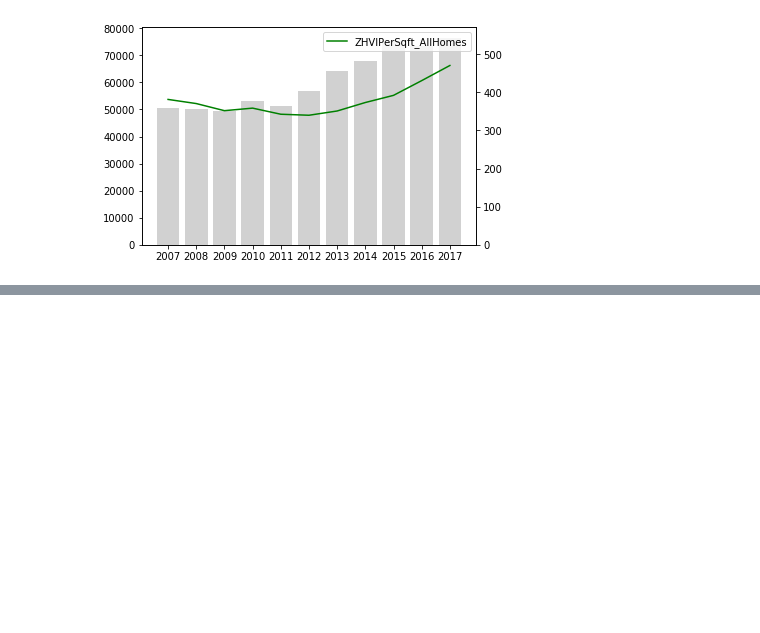
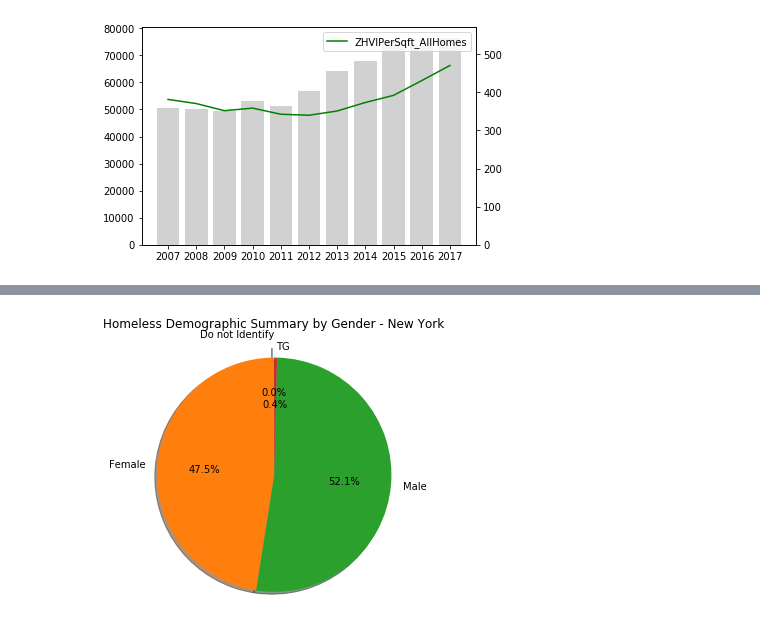
Before and after one commit to jag0717/UCB-Project1, a Jupyter notebook: data/Homeless_Vs_Housing_Analysis.ipynb, the cells around one changed output, grey strips where cells are left out. Saved outputs shown, nothing was run; the diff lists cells and outputs as text; code cells hidden in the pictures; blank space fills up the shorter version.

Commit message:
Added Demographics Data Analysis.

```diff
--- a/data/Homeless_Vs_Housing_Analysis.ipynb
+++ b/data/Homeless_Vs_Housing_Analysis.ipynb
@@ -251,3 +251,9 @@ ax2.legend(loc='best')
 plt.show()
 # %% [output]
 [figure]
+# %%
+# Homeless Demographics Summary by Gender and Race
+# read file
+file_path4 = os.path.join('HUD_Demographics_Data.xlsx')
+hud_demo_df = pd.read_excel(file_path4, sheet_name="Gender")
+hud_demo_df.head()
@@ -253,0 +267,22 @@ plt.show()
+# %%
+# Pie Charts - Demographics Summary by Gender - New York
+# Set the labels
+labels = ["Do not Identify","Female","Male","TG"]
+# by Gender
+hud_demo_ny = hud_demo_df[hud_demo_df.State == 'NY']
+hud_demo_ny_group = hud_demo_ny.groupby("Gender")["Total"].sum()
+# Calculate Total Homeless
+homeless_total = hud_demo_ny["Total"].sum()
+# Calculate Percentage
+homeless_percentage = round(((hud_demo_ny_group/homeless_total)*100),2)
+sizes = homeless_percentage
+explode = (0.1, 0 , 0, 0)
+# Plot Pie Chart
+fig1, ax1 = plt.subplots(figsize=(5,5))
+ax1.pie(sizes, explode=explode, labels=labels, autopct='%1.1f%%',shadow=True, startangle=90)
+ax1.axis('equal')  # Equal aspect ratio ensures that pie is drawn as a circle.
+plt.title("Homeless Demographic Summary by Gender - New York")
+# Show Plot
+plt.show()
+# %% [output]
+[figure, added]
```
Also changed, not shown: parts of 7 cells of this notebook.
